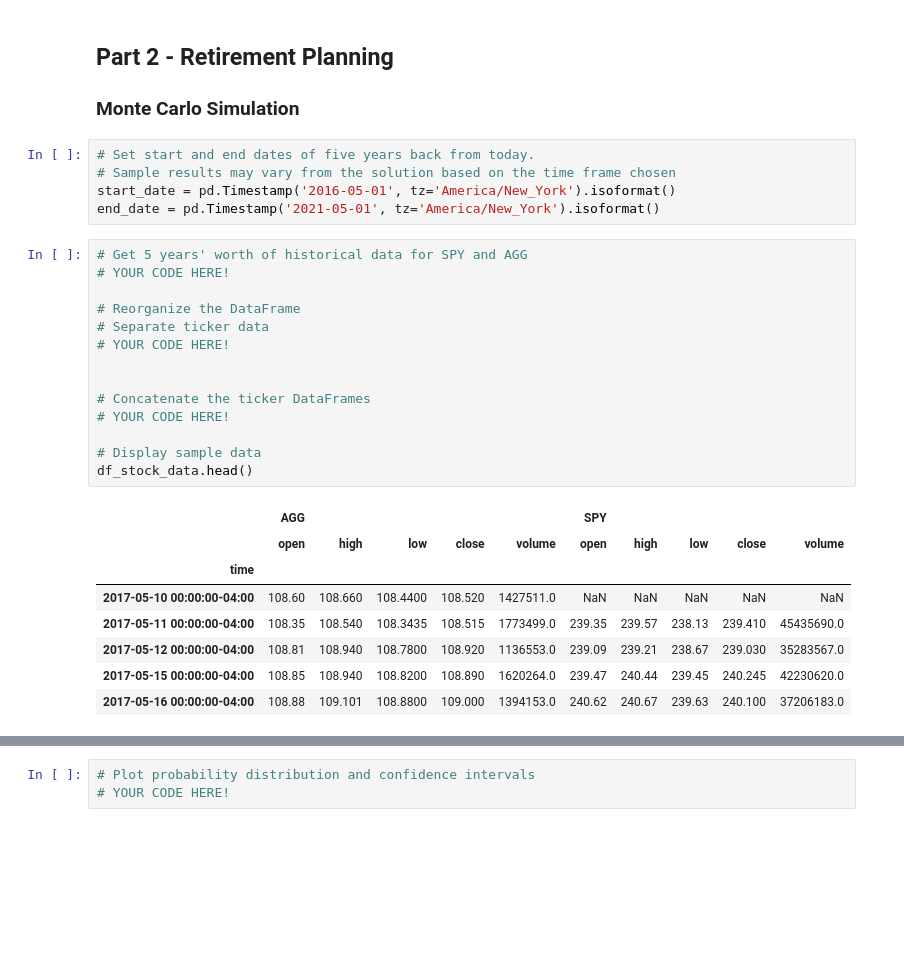
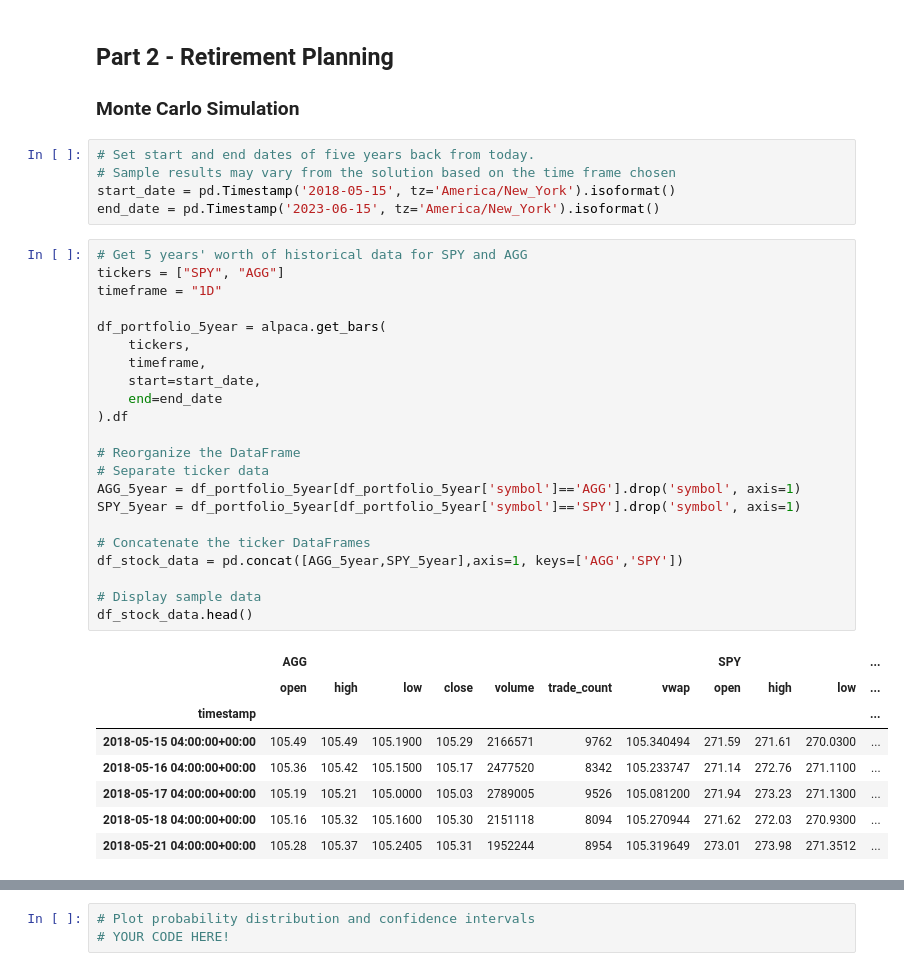
Before and after one commit to nothaywar/Module5Challenge, a Jupyter notebook: financial-planner.ipynb, the cells around one changed output, grey strips where cells are left out. Saved outputs shown, nothing was run; the diff lists cells and outputs as text; blank space fills up the shorter version.

Commit message:
add MCTools1 fix, updated part-1 savings data

```diff
--- a/financial-planner.ipynb
+++ b/financial-planner.ipynb
@@ -169,28 +170,36 @@ Congratulations! You have enough money in your emergency fund.
 # %%
 # Set start and end dates of five years back from today.
 # Sample results may vary from the solution based on the time frame chosen
-start_date = pd.Timestamp('2016-05-01', tz='America/New_York').isoformat()
-end_date = pd.Timestamp('2021-05-01', tz='America/New_York').isoformat()
+start_date = pd.Timestamp('2018-05-15', tz='America/New_York').isoformat()
+end_date = pd.Timestamp('2023-06-15', tz='America/New_York').isoformat()
 # %%
 # Get 5 years' worth of historical data for SPY and AGG
-# YOUR CODE HERE!
+tickers = ["SPY", "AGG"]
+timeframe = "1D"
+
+df_portfolio_5year = alpaca.get_bars(
+    tickers,
+    timeframe,
+    start=start_date,
+    end=end_date
+).df
 
 # Reorganize the DataFrame
 # Separate ticker data
-# YOUR CODE HERE!
-
+AGG_5year = df_portfolio_5year[df_portfolio_5year['symbol']=='AGG'].drop('symbol', axis=1)
+SPY_5year = df_portfolio_5year[df_portfolio_5year['symbol']=='SPY'].drop('symbol', axis=1)
 
 # Concatenate the ticker DataFrames
-# YOUR CODE HERE!
+df_stock_data = pd.concat([AGG_5year,SPY_5year],axis=1, keys=['AGG','SPY'])
 
 # Display sample data
 df_stock_data.head()
 # %% [output]
-|  | AGG |  |  |  |  | SPY |  |  |  |  |
-|  | open | high | low | close | volume | open | high | low | close | volume |
-| time |  |  |  |  |  |  |  |  |  |  |
-| 2017-05-10 00:00:00-04:00 | 108.60 | 108.660 | 108.4400 | 108.520 | 1427511.0 | NaN | NaN | NaN | NaN | NaN |
-| 2017-05-11 00:00:00-04:00 | 108.35 | 108.540 | 108.3435 | 108.515 | 1773499.0 | 239.35 | 239.57 | 238.13 | 239.410 | 45435690.0 |
-| 2017-05-12 00:00:00-04:00 | 108.81 | 108.940 | 108.7800 | 108.920 | 1136553.0 | 239.09 | 239.21 | 238.67 | 239.030 | 35283567.0 |
-| 2017-05-15 00:00:00-04:00 | 108.85 | 108.940 | 108.8200 | 108.890 | 1620264.0 | 239.47 | 240.44 | 239.45 | 240.245 | 42230620.0 |
-| 2017-05-16 00:00:00-04:00 | 108.88 | 109.101 | 108.8800 | 109.000 | 1394153.0 | 240.62 | 240.67 | 239.63 | 240.100 | 37206183.0 |
+|  | AGG |  |  |  |  |  |  | SPY |  |  | ... |
+|  | open | high | low | close | volume | trade_count | vwap | open | high | low | ... |
+| timestamp |  |  |  |  |  |  |  |  |  |  | ... |
+| 2018-05-15 04:00:00+00:00 | 105.49 | 105.49 | 105.1900 | 105.29 | 2166571 | 9762 | 105.340494 | 271.59 | 271.61 | 270.0300 | ... |
+| 2018-05-16 04:00:00+00:00 | 105.36 | 105.42 | 105.1500 | 105.17 | 2477520 | 8342 | 105.233747 | 271.14 | 272.76 | 271.1100 | ... |
+| 2018-05-17 04:00:00+00:00 | 105.19 | 105.21 | 105.0000 | 105.03 | 2789005 | 9526 | 105.081200 | 271.94 | 273.23 | 271.1300 | ... |
+| 2018-05-18 04:00:00+00:00 | 105.16 | 105.32 | 105.1600 | 105.30 | 2151118 | 8094 | 105.270944 | 271.62 | 272.03 | 270.9300 | ... |
+| 2018-05-21 04:00:00+00:00 | 105.28 | 105.37 | 105.2405 | 105.31 | 1952244 | 8954 | 105.319649 | 273.01 | 273.98 | 271.3512 | ... |
```
Also changed, not shown: parts of 8 cells of this notebook, 1 other file.
